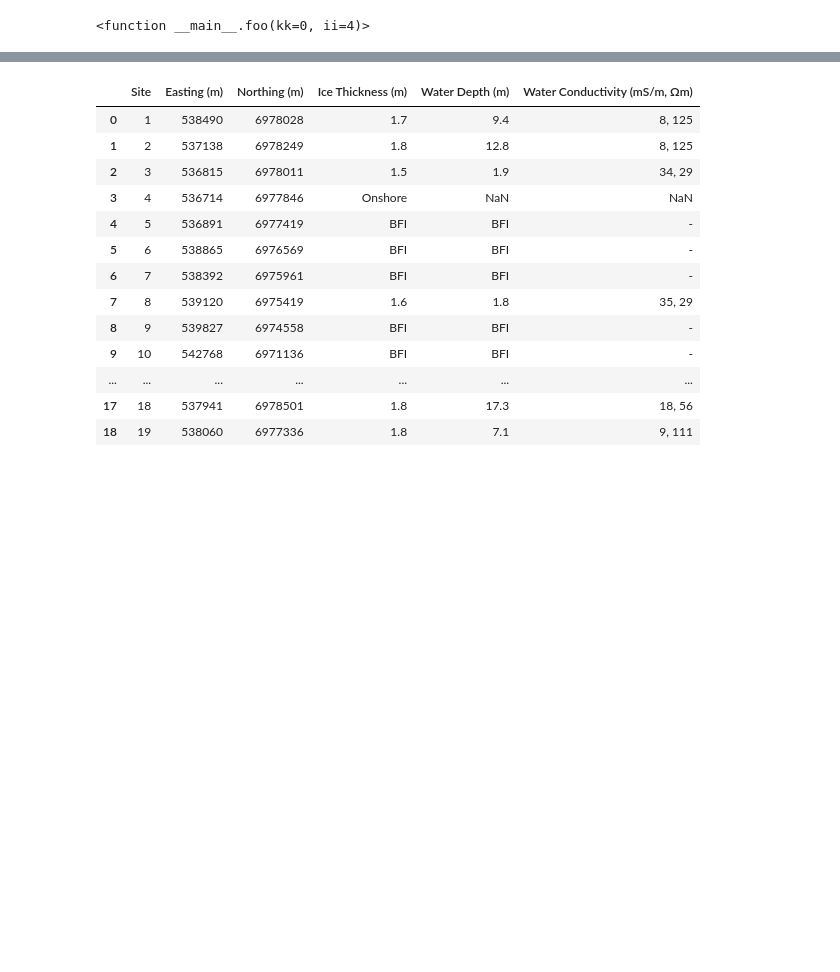
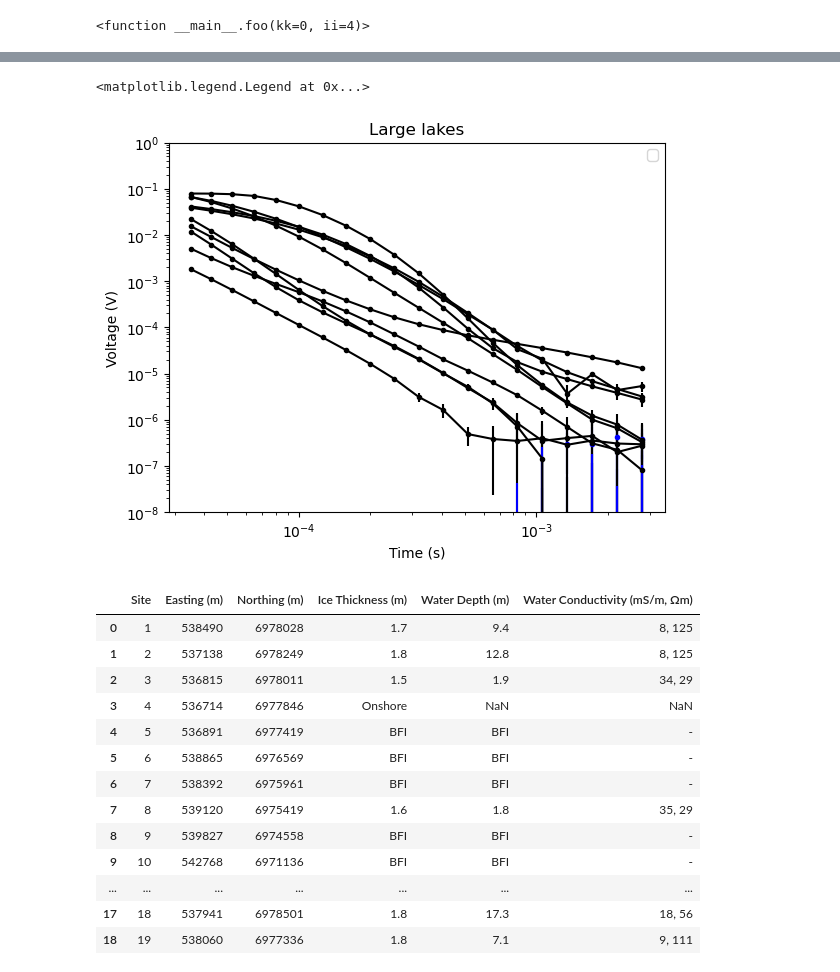
Before and after one commit to emgeolab/gsc_tem_permafrost, a Jupyter notebook: notebooks/load_protem_data.ipynb, the cells around one changed output, grey strips where cells are left out. Cells and saved outputs as stored; diff of their text form; code cells hidden in the pictures; blank space fills up the shorter version.

```diff
--- a/notebooks/load_protem_data.ipynb
+++ b/notebooks/load_protem_data.ipynb
@@ -116,3 +150,31 @@ for kk in range(len(csv_files)):
+# %%
+kk = 6
+for kk in [0, 1, 7, 19, 15, 16, 11, 12, 10, 9]:
+    for ii in [3]:
+        df = pd.read_csv(folder_path+csv_files[kk])
+        df_group = df.groupby('f (Hz)')
+        base_freqs  = list(df_group.groups.keys())
+
+        base_freq = base_freqs[ii]
+        df_tmp = df_group.get_group(base_freq)
+        voltage = df_tmp['V (mV/Am2)'].values
+        noise = df_tmp['N (mV/Am2)'].values
+        times = df_tmp['Time (s)'].values
+        plt.errorbar(times, voltage, yerr=noise, marker='.', linestyle='-', color='k')
+        plt.errorbar(times, -voltage, yerr=noise, marker='.', linestyle='None', color='b')
+        # plt.errorbar(times, -voltage, yerr=noise, marker='.', linestyle='None', color='b')
+        plt.xscale('log')
+        plt.yscale('log')
+        # plt.loglog(times, noise, '.')
+        plt.ylim(1e-8, 1)
+        # plt.title(csv_files[kk])
+plt.title("Large lakes")
+plt.xlabel("Time (s)")
+plt.ylabel("Voltage (V)")
+plt.legend()
+# %% [output]
+<matplotlib.legend.Legend at 0x...>
+[figure, added]
 # %%
 df_collar
 # %% [output]
```
Also changed, not shown: parts of 4 cells of this notebook, 6 other files.
